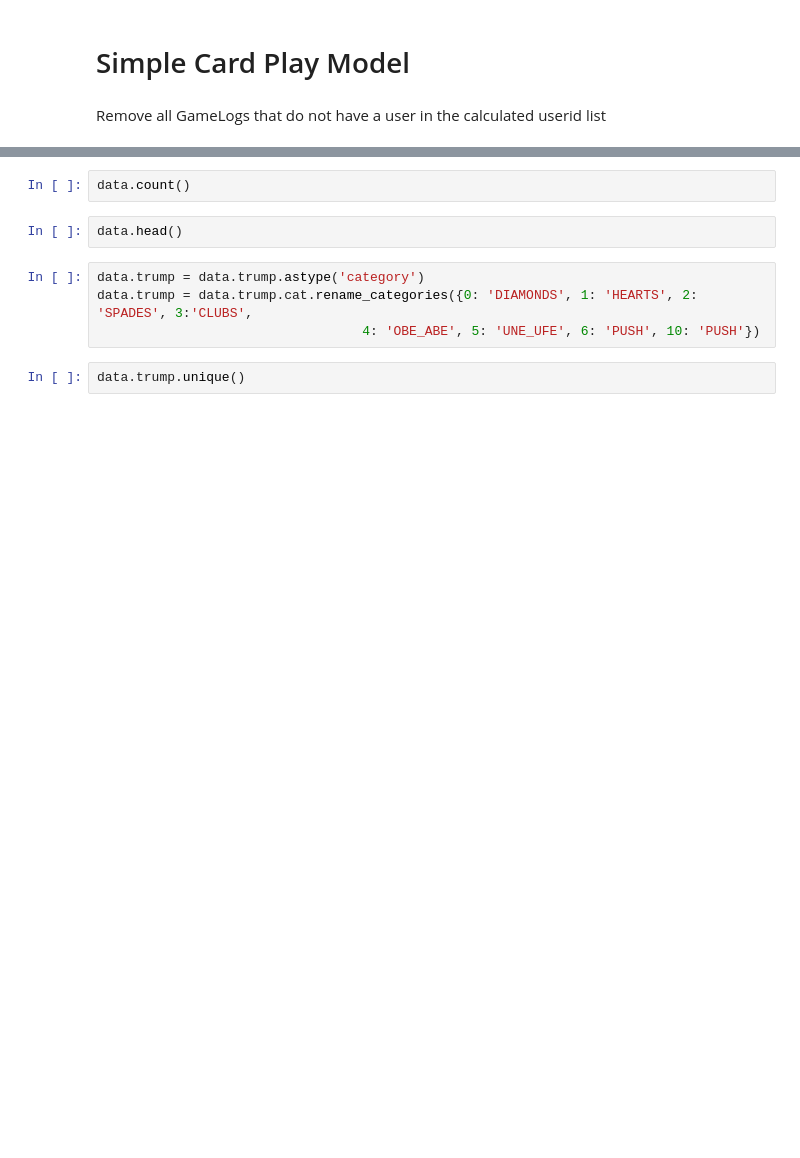
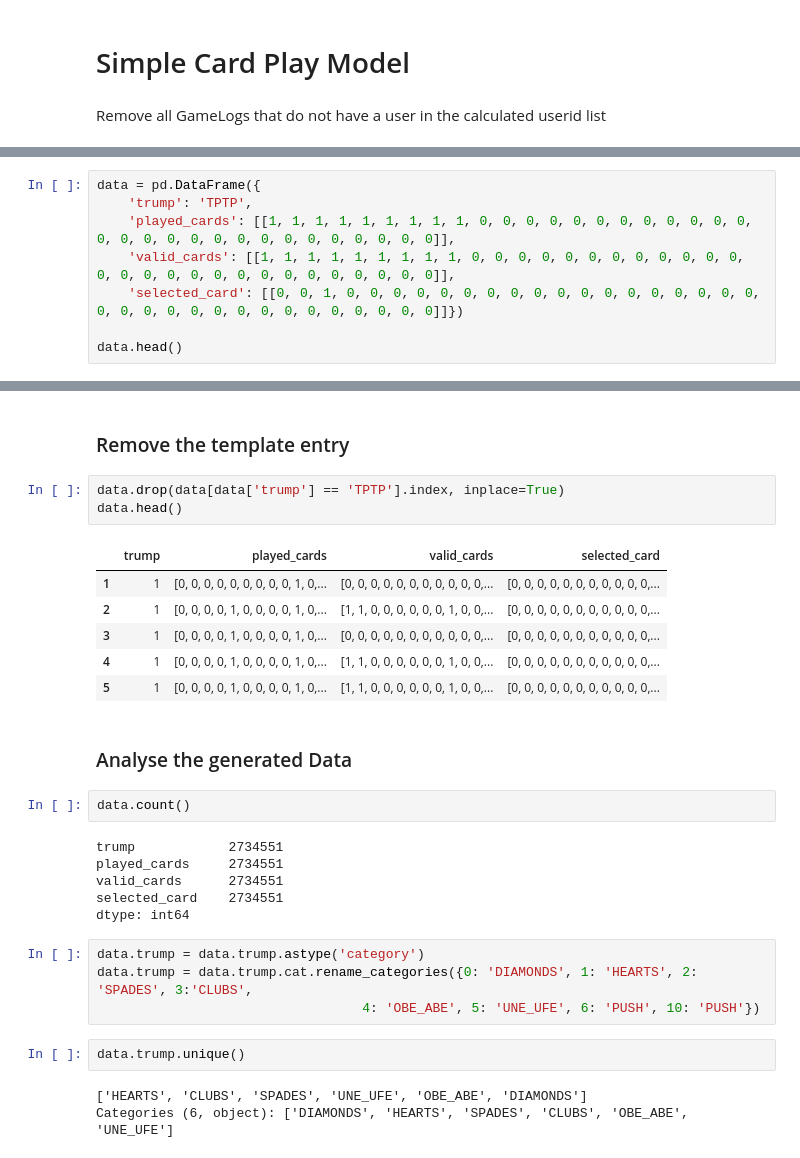
Before and after one commit to xXTime-OnXx/dl4g-jass-bot, a Jupyter notebook: neural_networks/DeepLearningCardPlay.ipynb, the cells around one changed output, grey strips where cells are left out. Saved outputs shown, nothing was run; the diff lists cells and outputs as text; blank space fills up the shorter version.

```diff
--- a/neural_networks/DeepLearningCardPlay.ipynb
+++ b/neural_networks/DeepLearningCardPlay.ipynb
@@ -157,0 +202,8 @@ data.head()
+# %%
+data = pd.DataFrame({
+    'trump': 'TPTP',
+    'played_cards': [[1, 1, 1, 1, 1, 1, 1, 1, 1, 0, 0, 0, 0, 0, 0, 0, 0, 0, 0, 0, 0, 0, 0, 0, 0, 0, 0, 0, 0, 0, 0, 0, 0, 0, 0, 0]],
+    'valid_cards': [[1, 1, 1, 1, 1, 1, 1, 1, 1, 0, 0, 0, 0, 0, 0, 0, 0, 0, 0, 0, 0, 0, 0, 0, 0, 0, 0, 0, 0, 0, 0, 0, 0, 0, 0, 0]],
+    'selected_card': [[0, 0, 1, 0, 0, 0, 0, 0, 0, 0, 0, 0, 0, 0, 0, 0, 0, 0, 0, 0, 0, 0, 0, 0, 0, 0, 0, 0, 0, 0, 0, 0, 0, 0, 0, 0]]})
+
+data.head()
@@ -243,10 +299,31 @@ collect_data_from_game_logs()
+# %% [markdown]
+### Remove the template entry
+# %%
+data.drop(data[data['trump'] == 'TPTP'].index, inplace=True)
+data.head()
+# %% [output]
+|  | trump | played_cards | valid_cards | selected_card |
+| 1 | 1 | [0, 0, 0, 0, 0, 0, 0, 0, 0, 1, 0,... | [0, 0, 0, 0, 0, 0, 0, 0, 0, 0, 0,... | [0, 0, 0, 0, 0, 0, 0, 0, 0, 0, 0,... |
+| 2 | 1 | [0, 0, 0, 0, 1, 0, 0, 0, 0, 1, 0,... | [1, 1, 0, 0, 0, 0, 0, 0, 1, 0, 0,... | [0, 0, 0, 0, 0, 0, 0, 0, 0, 0, 0,... |
+| 3 | 1 | [0, 0, 0, 0, 1, 0, 0, 0, 0, 1, 0,... | [0, 0, 0, 0, 0, 0, 0, 0, 0, 0, 0,... | [0, 0, 0, 0, 0, 0, 0, 0, 0, 0, 0,... |
+| 4 | 1 | [0, 0, 0, 0, 1, 0, 0, 0, 0, 1, 0,... | [1, 1, 0, 0, 0, 0, 0, 0, 1, 0, 0,... | [0, 0, 0, 0, 0, 0, 0, 0, 0, 0, 0,... |
+| 5 | 1 | [0, 0, 0, 0, 1, 0, 0, 0, 0, 1, 0,... | [1, 1, 0, 0, 0, 0, 0, 0, 1, 0, 0,... | [0, 0, 0, 0, 0, 0, 0, 0, 0, 0, 0,... |
+# %% [markdown]
+### Analyse the generated Data
 # %%
 data.count()
+# %% [output]
+trump            2734551
+played_cards     2734551
+valid_cards      2734551
+selected_card    2734551
+dtype: int64
-# %%
-data.head()
 # %%
 data.trump = data.trump.astype('category')
 data.trump = data.trump.cat.rename_categories({0: 'DIAMONDS', 1: 'HEARTS', 2: 'SPADES', 3:'CLUBS',
                                   4: 'OBE_ABE', 5: 'UNE_UFE', 6: 'PUSH', 10: 'PUSH'})
 # %%
 data.trump.unique()
+# %% [output]
+['HEARTS', 'CLUBS', 'SPADES', 'UNE_UFE', 'OBE_ABE', 'DIAMONDS']
+Categories (6, object): ['DIAMONDS', 'HEARTS', 'SPADES', 'CLUBS', 'OBE_ABE', 'UNE_UFE']
```
Also changed, not shown: parts of 23 cells of this notebook, 6 other files.
